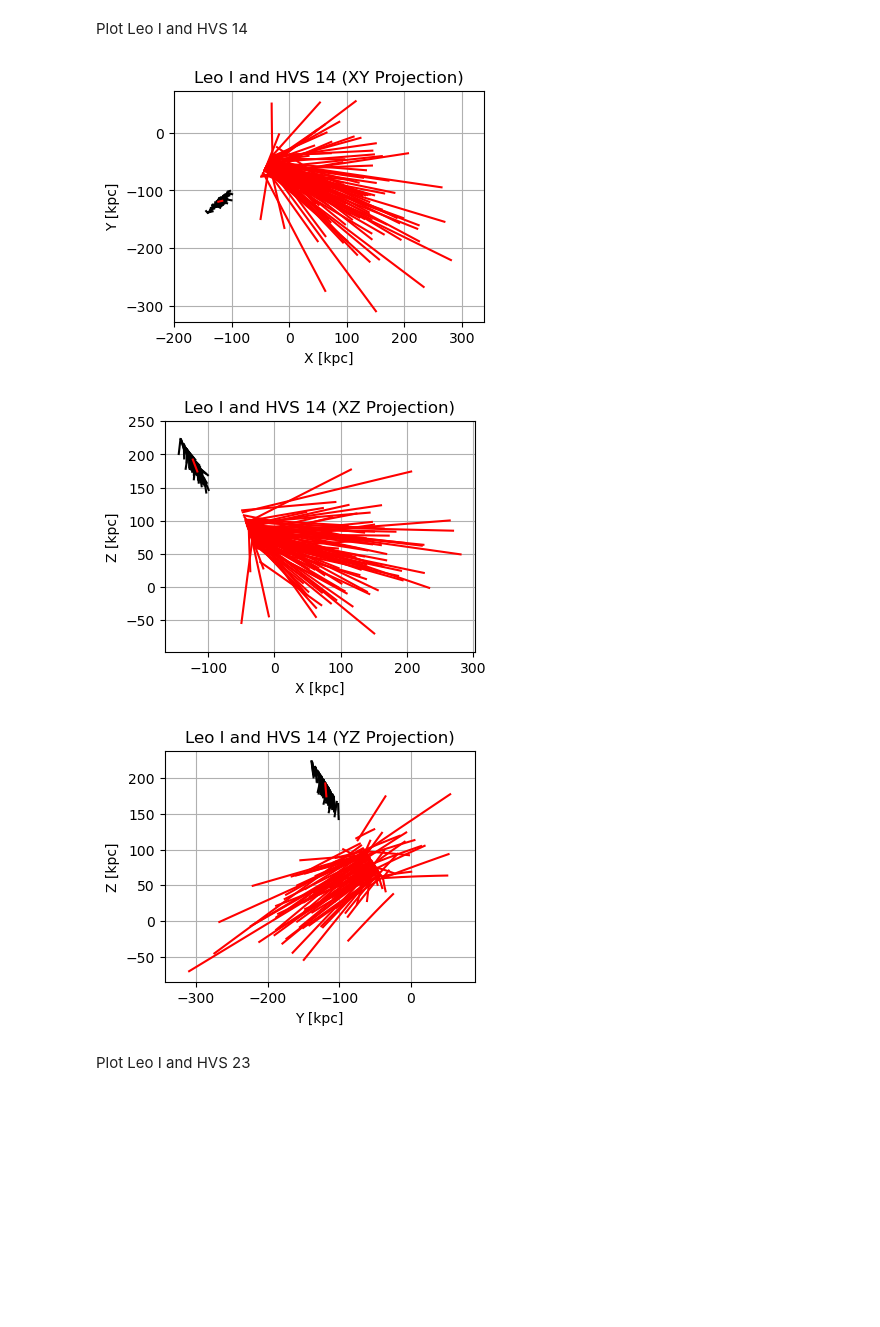
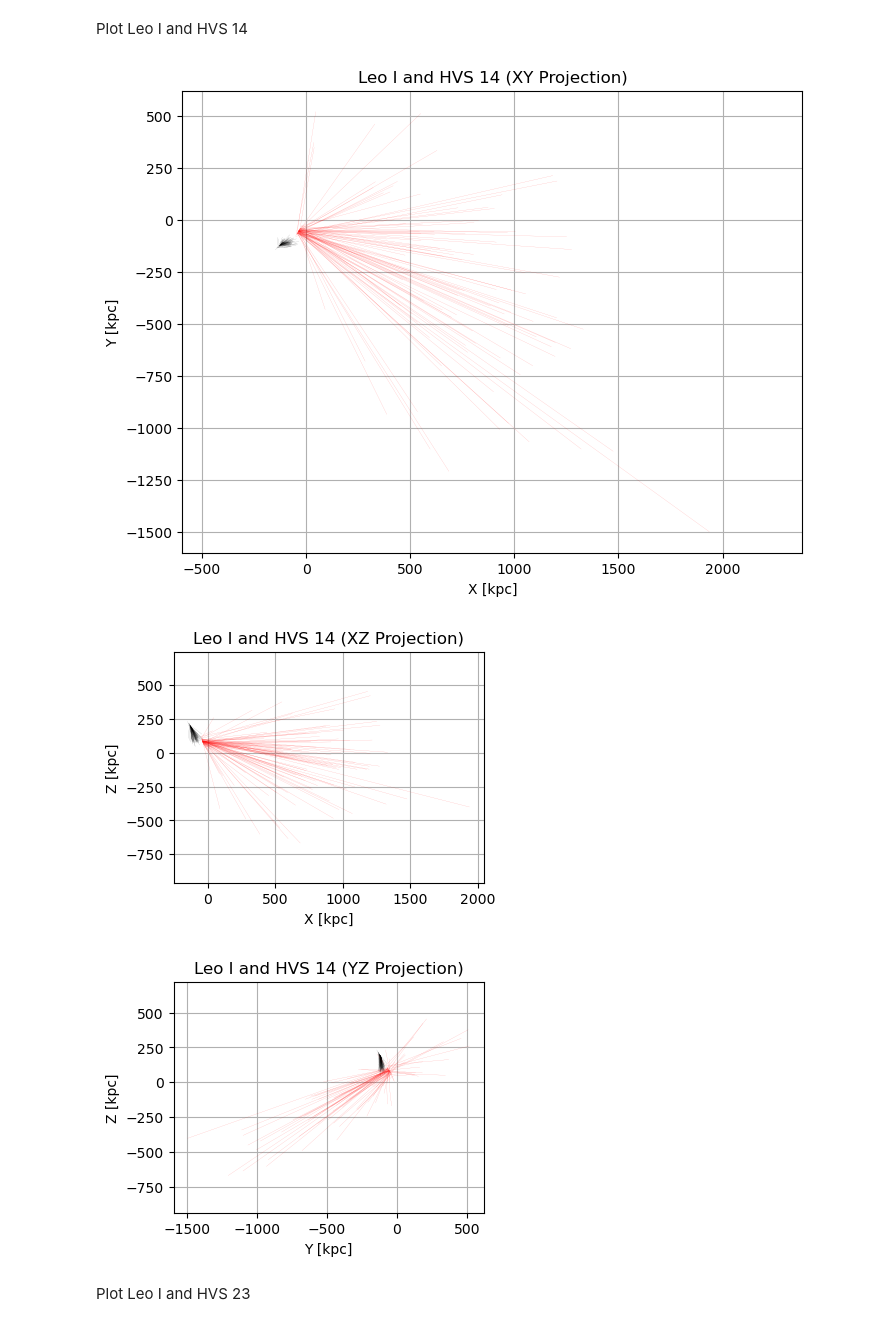
Before and after one commit to HaydenTedrake/HPV_project, a Jupyter notebook: LeoI.ipynb, the cells around one changed output. Saved outputs shown, nothing was run; the diff lists cells and outputs as text; code cells hidden in the pictures; blank space fills up the shorter version.

```diff
--- a/LeoI.ipynb
+++ b/LeoI.ipynb
@@ -42,7 +42,7 @@ dwarf = coord.SkyCoord(
 dwarf_GC = dwarf.transform_to(coord.Galactocentric)
 
 dwarf_ics = gd.PhaseSpacePosition(pos=dwarf_GC.cartesian.xyz, vel=dwarf_GC.velocity.d_xyz)
-dwarf_orbit = pot.integrate_orbit(dwarf_ics, dt=-0.1*u.Myr, n_steps=1000) # 100 Myr
+dwarf_orbit = pot.integrate_orbit(dwarf_ics, dt=-0.1*u.Myr, n_steps=5000) # 100 Myr
 
 n_samples = 100
 dwarf_ra_samples = np.random.normal(dict['ra'], dict['e_ra'], n_samples)
@@ -68,7 +68,7 @@ for ra, dec, dist, pmra, pmdec, rv in zip(dwarf_ra_samples, dwarf_dec_samples, d
 dwarf_orbits = []
 dwarf_orbits.append(dwarf_orbit)
 for ics in dwarf_ics_list:
-    orbit = pot.integrate_orbit(ics, dt=-0.1*u.Myr, n_steps=1000)
+    orbit = pot.integrate_orbit(ics, dt=-0.1*u.Myr, n_steps=5000)
     dwarf_orbits.append(orbit)
 # %% [markdown]
 HVS 14
@@ -96,10 +96,10 @@ hvs14 = coord.SkyCoord(
     radial_velocity=dict['rv'] * (u.km / u.s),
     frame="icrs"
 )
-hvs14_GC = dwarf.transform_to(coord.Galactocentric)
 
-hvs14_ics = gd.PhaseSpacePosition(pos=hvs14_GC.cartesian.xyz, vel=hvs14_GC.velocity.d_xyz)
-hvs14_orbit = pot.integrate_orbit(hvs14_ics, dt=-0.1*u.Myr, n_steps=1000) # 100 Myr
+# hvs14_GC = dwarf.transform_to(coord.Galactocentric)
+# hvs14_ics = gd.PhaseSpacePosition(pos=hvs14_GC.cartesian.xyz, vel=hvs14_GC.velocity.d_xyz)
+# hvs14_orbit = pot.integrate_orbit(hvs14_ics, dt=-0.1*u.Myr, n_steps=1000) # 100 Myr
 
 hvs14_ra_samples = np.random.normal(dict14['ra'], dict14['e_ra'], n_samples)
 hvs14_dec_samples = np.random.normal(dict14['dec'], dict14['e_dec'], n_samples)
@@ -122,9 +122,9 @@ for ra, dec, dist, pmra, pmdec, rv in zip(hvs14_ra_samples, hvs14_dec_samples, h
     hvs14_ics_list.append(ics)
 
 hvs14_orbits = []
-hvs14_orbits.append(hvs14_orbit)
+# hvs14_orbits.append(hvs14_orbit)
 for ics in hvs14_ics_list:
-    orbit = pot.integrate_orbit(ics, dt=-0.1*u.Myr, n_steps=1000)
+    orbit = pot.integrate_orbit(ics, dt=-0.1*u.Myr, n_steps=5000)
     hvs14_orbits.append(orbit)
 # %% [markdown]
 HVS 23
@@ -152,10 +152,10 @@ hvs23 = coord.SkyCoord(
     radial_velocity=dict23['rv'] * (u.km / u.s),
     frame="icrs"
 )
-hvs23_GC = dwarf.transform_to(coord.Galactocentric)
+# hvs23_GC = dwarf.transform_to(coord.Galactocentric)
 
-hvs23_ics = gd.PhaseSpacePosition(pos=hvs23_GC.cartesian.xyz, vel=hvs23_GC.velocity.d_xyz)
-hvs23_orbit = pot.integrate_orbit(hvs23_ics, dt=-0.1*u.Myr, n_steps=1000) # 100 Myr
+# hvs23_ics = gd.PhaseSpacePosition(pos=hvs23_GC.cartesian.xyz, vel=hvs23_GC.velocity.d_xyz)
+# hvs23_orbit = pot.integrate_orbit(hvs23_ics, dt=-0.1*u.Myr, n_steps=500) # 500 Myr
 
 hvs23_ra_samples = np.random.normal(dict23['ra'], dict23['e_ra'], n_samples)
 hvs23_dec_samples = np.random.normal(dict23['dec'], dict23['e_dec'], n_samples)
@@ -178,22 +178,22 @@ for ra, dec, dist, pmra, pmdec, rv in zip(hvs23_ra_samples, hvs23_dec_samples, h
     hvs23_ics_list.append(ics)
 
 hvs23_orbits = []
-hvs23_orbits.append(hvs14_orbit)
+# hvs23_orbits.append(hvs14_orbit)
 for ics in hvs23_ics_list:
-    orbit = pot.integrate_orbit(ics, dt=-0.1*u.Myr, n_steps=1000)
+    orbit = pot.integrate_orbit(ics, dt=-0.1*u.Myr, n_steps=500)
     hvs23_orbits.append(orbit)
 # %% [markdown]
 Plot Leo I and HVS 14
 # %%
-plt.figure(figsize=(4, 3))
+plt.figure(figsize=(8, 6))
 
 for orbit in dwarf_orbits:
     pos = orbit.pos.xyz.value
-    plt.plot(pos[0], pos[1], color='black')
+    plt.plot(pos[0], pos[1], color='black', lw=0.1, alpha=0.5)
 
-for orbit in hvs14_orbits:
-    pos = orbit.pos.xyz.value
-    plt.plot(pos[0], pos[1], color='red')
+for orbi in hvs14_orbits:
+    pos = orbi.pos.xyz.value
+    plt.plot(pos[0], pos[1], color='red', lw=0.1, alpha=0.5)
 
 plt.xlabel('X [kpc]')
 plt.ylabel('Y [kpc]')
@@ -205,40 +205,40 @@ plt.show()
 plt.figure(figsize=(4, 3))
 
 for orbit in dwarf_orbits:
     pos = orbit.pos.xyz.value
-    plt.plot(pos[0], pos[2], color='black')
+    plt.plot(pos[0], pos[2], color='black', lw=0.1, alpha=0.5)
 
 for orbit in hvs14_orbits:
     pos = orbit.pos.xyz.value
-    plt.plot(pos[0], pos[2], color='red')
+    plt.plot(pos[0], pos[2], color='red', lw=0.1, alpha=0.5)
 
 plt.xlabel('X [kpc]')
 plt.ylabel('Z [kpc]')
 plt.title('Leo I and HVS 14 (XZ Projection)')
 plt.axis('equal')
 plt.grid(True)
 plt.show()
 
 plt.figure(figsize=(4, 3))
 
 for orbit in dwarf_orbits:
     pos = orbit.pos.xyz.value
-    plt.plot(pos[1], pos[2], color='black')
+    plt.plot(pos[1], pos[2], color='black', lw=0.1, alpha=0.5)
 
 for orbit in hvs14_orbits:
     pos = orbit.pos.xyz.value
-    plt.plot(pos[1], pos[2], color='red')
+    plt.plot(pos[1], pos[2], color='red', lw=0.1, alpha=0.5)
 
 plt.xlabel('Y [kpc]')
 plt.ylabel('Z [kpc]')
 plt.title('Leo I and HVS 14 (YZ Projection)')
 plt.axis('equal')
 plt.grid(True)
 plt.show()
 # %% [output]
-[figure, old version]
+[figure, new version]
-[figure, old version]
+[figure, new version]
-[figure, old version]
+[figure, new version]
 # %% [markdown]
 Plot Leo I and HVS 23
 # %%
```
Also changed, not shown: parts of 1 cell of this notebook.
